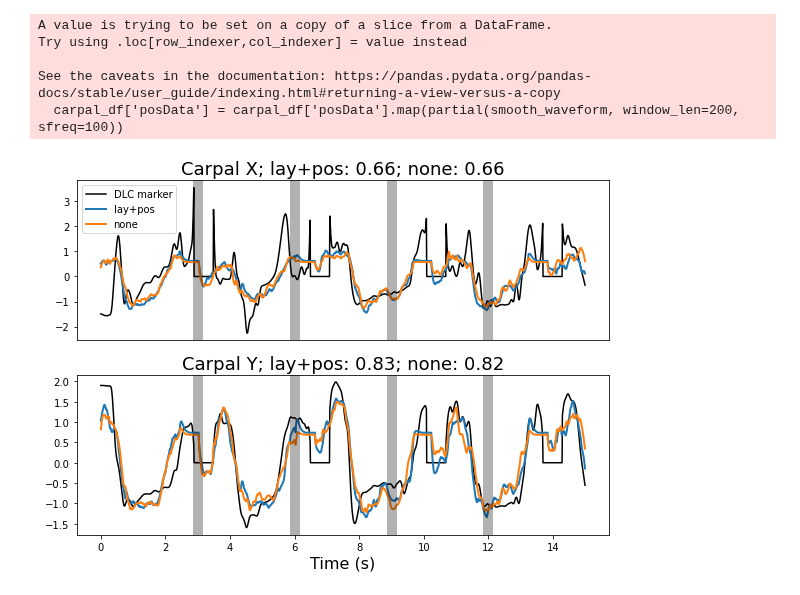
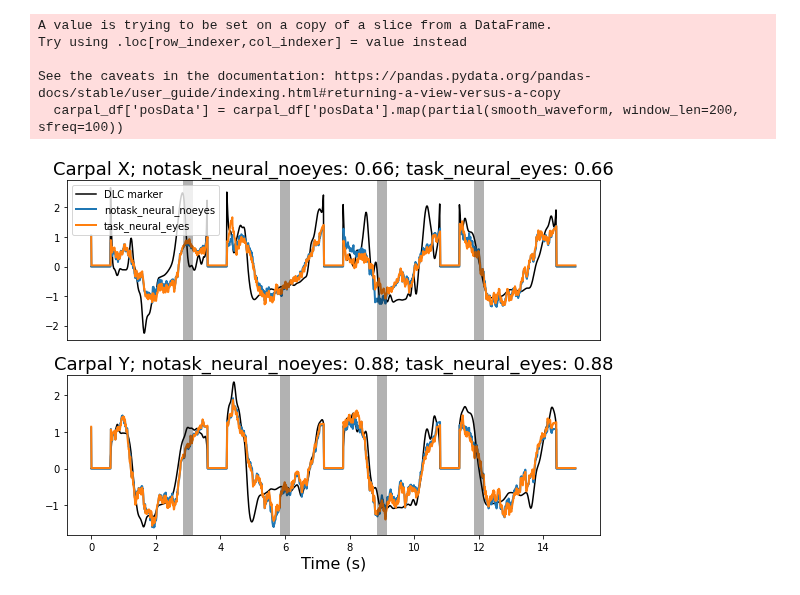
Before and after one commit to ntolley/SEE_decoding, a Jupyter notebook: notebooks/movement_decoding_rnn.ipynb, the cells around one changed output. Drawn from its saved outputs; the diff is of its cells as text; code cells hidden in the pictures.

```diff
--- a/notebooks/movement_decoding_rnn.ipynb
+++ b/notebooks/movement_decoding_rnn.ipynb
@@ -65,7 +67,7 @@ eye_kinematic_mask = kinematic_df['name'].str.contains(pat='eye')
 corneal_kinematic_mask = kinematic_df['name'].str.contains(pat='corneal')
 
 temp_eye_df = kinematic_df[np.logical_or(eye_kinematic_mask, corneal_kinematic_mask)]
-kinematic_df = kinematic_df[np.logical_or.reduce([nolayout_kinematic_mask, noposition_kinematic_mask, ~eye_kinematic_mask, ~corneal_kinematic_mask])]
+kinematic_df = kinematic_df[np.logical_and.reduce([nolayout_kinematic_mask, noposition_kinematic_mask, ~eye_kinematic_mask, ~corneal_kinematic_mask])]
 
 nolayout_neural_mask = ~(neural_df['unit'].str.contains(pat='layout'))
 noposition_neural_mask = ~(neural_df['unit'].str.contains(pat='position'))
@@ -184,7 +189,7 @@ def run_wiener(pred_df, neural_df, neural_offset, task_info=True):
   else:
     exclude_processing = None
 
-  data_arrays, generators = make_generators(pred_df, neural_df, neural_offset, exclude_processing)
+  data_arrays, generators = make_generators(pred_df, neural_df, neural_offset, exclude_processing, window_size=30)
 
   # Unpack tuple into variables
   training_set, validation_set, testing_set = data_arrays
@@ -217,7 +222,7 @@ def run_rnn(pred_df, neural_df, neural_offset, task_info=True):
   else:
     exclude_processing = None
 
-  data_arrays, generators = make_generators(pred_df, neural_df, neural_offset, exclude_processing)
+  data_arrays, generators = make_generators(pred_df, neural_df, neural_offset, exclude_processing, window_size=30)
 
   # Unpack tuple into variables
   training_set, validation_set, testing_set = data_arrays
@@ -265,17 +270,30 @@ def run_rnn(pred_df, neural_df, neural_offset, task_info=True):
 # %% [markdown]
 ### Generate decoding results
 # %%
+neural_offset = 1
+
 carpal_df = kinematic_df[kinematic_df['name'].str.contains(pat='carpal')]
 carpal_df['posData'] = carpal_df['posData'].map(partial(smooth_waveform, window_len=200, sfreq=100))
 
-func_dict = {'wiener': run_wiener, 'rnn': run_rnn}
-df_dict = {'layout': {'df': neural_df, 'task_info': True}, 'nolayout': {'df': notask_neural_df, 'task_info': False}}
+smooth_kinematic_df = kinematic_df.copy()
+smooth_kinematic_df['posData'] = kinematic_df['posData'].map(partial(smooth_waveform, window_len=200, sfreq=100))
+
+cond1 = 'notask_neural_noeyes'
+cond2 = 'task_neural_eyes'
+
+#func_dict = {'wiener': run_wiener, 'rnn': run_rnn}
+func_dict = {'wiener': run_wiener}
+
+df_dict = {'task_neural_noeyes': {'df': task_neural_noeyes_df, 'task_info': True},
+           'notask_neural_noeyes': {'df': notask_neural_noeyes_df, 'task_info': False},
+           'notask_neural_eyes': {'df': notask_neural_eyes_df, 'task_info': False},
+           'task_neural_eyes': {'df': notask_neural_eyes_df, 'task_info': True}}
 decode_results = dict()
 for func_name, func in func_dict.items():
     decode_results[func_name] = dict()
     for df_type, pred_df in df_dict.items():
-        train_pred, test_pred, train_corr, test_corr = func(carpal_df, pred_df['df'], 20, task_info=pred_df['task_info'])
-        #train_pred, test_pred, train_corr, test_corr = func(kinematic_df, pred_df['df'], 20, task_info=pred_df['task_info'])
+        train_pred, test_pred, train_corr, test_corr = func(carpal_df, pred_df['df'], neural_offset, task_info=pred_df['task_info'])
+        #train_pred, test_pred, train_corr, test_corr = func(kinematic_df, pred_df['df'], neural_offset, task_info=pred_df['task_info'])
 
         decode_results[func_name][df_type] = {
             'train_pred': train_pred,
@@ -309,10 +310,12 @@ Epoch: 60/1000 ... Train Loss: 0.4788  ... Validation Loss: 0.4961
 # %%
-carpal_df = kinematic_df[kinematic_df['name'].str.contains(pat='carpal')]
+carpal_mask = np.logical_and(kinematic_df['name'].str.contains(pat='carpal'),
+                             ~kinematic_df['name'].str.contains(pat='error'))
+carpal_df = kinematic_df[carpal_mask]
 carpal_df['posData'] = carpal_df['posData'].map(partial(smooth_waveform, window_len=200, sfreq=100))
 exclude_processing = np.zeros(len(neural_df['unit'].unique()))
 exclude_processing[-8:] = np.ones(8)
 exclude_processing = exclude_processing.astype(bool)
-data_arrays, generators = make_generators(carpal_df, neural_df, 20, exclude_processing)
+data_arrays, generators = make_generators(carpal_df, neural_df, neural_offset, exclude_processing, window_size=30)
 
 # Unpack tuple into variables
 training_set, validation_set, testing_set = data_arrays
@@ -332,34 +335,34 @@ See the caveats in the documentation: https://pandas.pydata.org/pandas-docs/stab
   carpal_df['posData'] = carpal_df['posData'].map(partial(smooth_waveform, window_len=200, sfreq=100))
 # %%
 plt.figure(figsize=(8, 6))
-tstart = 12
+tstart = 300
 bounds = np.arange(tstart, tstart + 1500)
 x_vals = np.arange(len(bounds))/100
 
 decoder_type = 'wiener'
 
 marker_names = ['Carpal X', 'Carpal Y', 'Carpal Z']
 for col_idx in range(2):
     plt.subplot(2, 1, col_idx+1)
     plt.plot(x_vals, y_test_data[bounds, col_idx], color='k', label='DLC marker')
-    plt.plot(x_vals, decode_results[decoder_type]['layout']['test_pred'][bounds, col_idx], color='C0', linewidth=2, label='lay+pos')
-    plt.plot(x_vals, decode_results[decoder_type]['nolayout']['test_pred'][bounds, col_idx], color='C1', linewidth=2, label='none')
+    plt.plot(x_vals, decode_results[decoder_type][cond1]['test_pred'][bounds, col_idx], color='C0', linewidth=2, label=cond1)
+    plt.plot(x_vals, decode_results[decoder_type][cond2]['test_pred'][bounds, col_idx], color='C1', linewidth=2, label=cond2)
 
-    layout_corr = np.round(decode_results[decoder_type]['layout']['test_corr'][col_idx], 2)
-    nolayout_corr = np.round(decode_results[decoder_type]['nolayout']['test_corr'][col_idx], 2)
-    plt.title(f"{marker_names[col_idx]}; lay+pos: {layout_corr}; none: {nolayout_corr}", fontsize=18)
+    layout_corr = np.round(decode_results[decoder_type][cond1]['test_corr'][col_idx], 2)
+    nolayout_corr = np.round(decode_results[decoder_type][cond2]['test_corr'][col_idx], 2)
+    plt.title(f"{marker_names[col_idx]}; {cond1}: {layout_corr}; {cond2}: {nolayout_corr}", fontsize=18)
 
     if col_idx == 1:
         plt.xlabel('Time (s)', fontsize=16)
     else:
         plt.xticks([])
         plt.legend()
 
     plt.ylim(plt.ylim())
     plt.xlim(plt.xlim())
 
     plt.vlines(x=[3, 6, 9, 12],ymin=-10, ymax=10, color='k', linewidth=10, linestyle='-', alpha=0.3)
 plt.tight_layout()
 plt.savefig(f'movement_decoding_final.svg')
 # %% [output]
-[figure, old version]
+[figure, new version]
```
Also changed, not shown: parts of 7 cells of this notebook, 2 other files.
